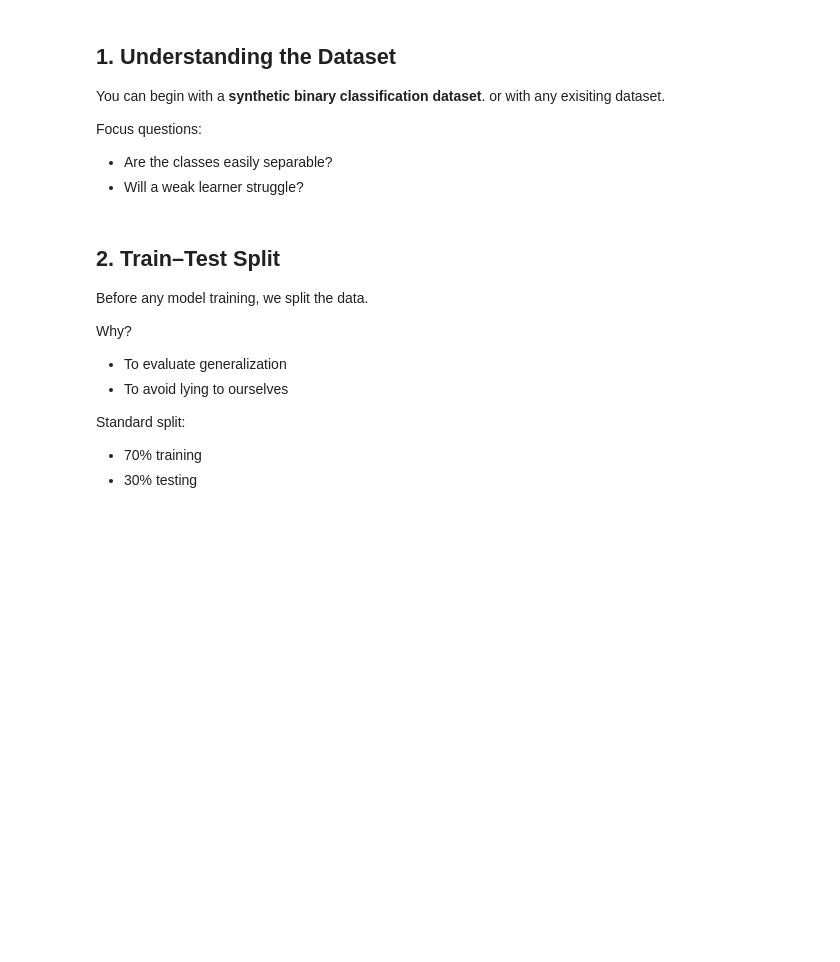
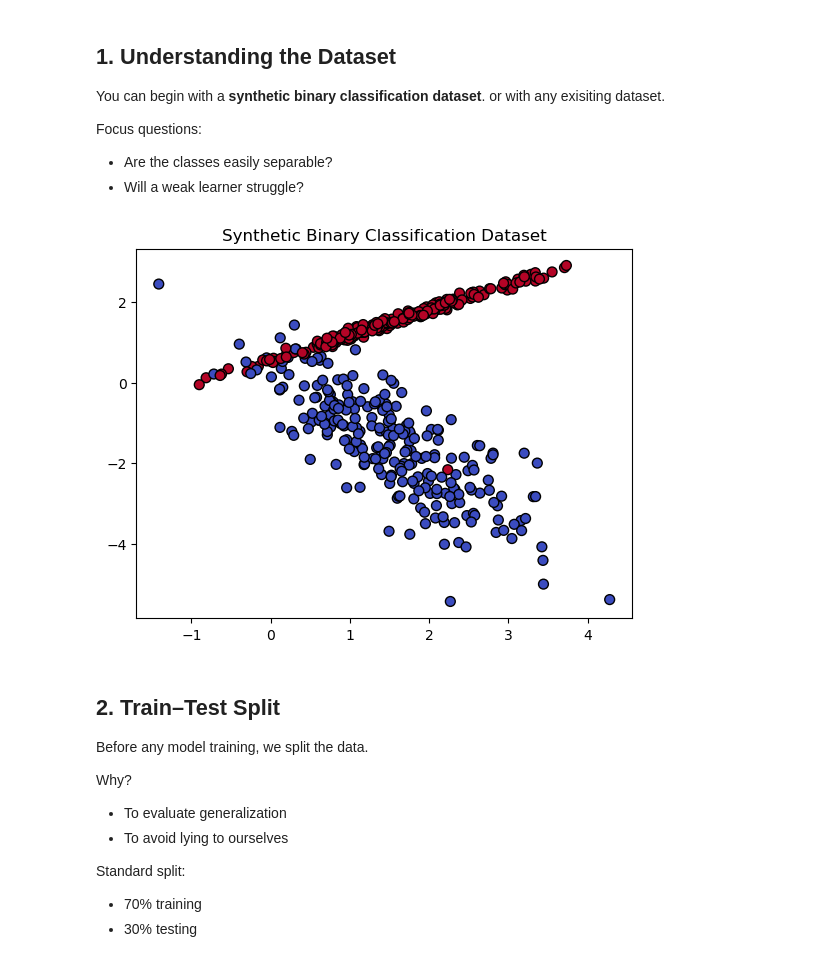
Before and after one commit to Tanvir-yzu/AI_ML-Expert-With-Phitron-Batch-01, a Jupyter notebook: Machine Learning/Module_20_AdaBoost_Practice.ipynb, the cells around one changed output. Saved outputs shown, nothing was run; the diff lists cells and outputs as text; code cells hidden in the pictures; blank space fills up the shorter version.

```diff
--- a/Machine Learning/Module_20_AdaBoost_Practice.ipynb
+++ b/Machine Learning/Module_20_AdaBoost_Practice.ipynb
@@ -30,11 +32,22 @@ Focus questions:
 - Are the classes easily separable?
 - Will a weak learner struggle?
 # %%
-# TODO: Generate a binary classification dataset
-# Hint:
-# - n_samples around 500
-# - n_features = 2
-# - class_sep > 1
+# Generate a binary classification dataset
+X, y = make_classification(
+    n_samples=500,
+    n_features=2,
+    n_informative=2,
+    n_redundant=0,
+    n_clusters_per_class=1,
+    class_sep=1.5,
+    random_state=42)
+
+# Visualize the dataset using a scatter plot
+plt.scatter(X[:, 0], X[:, 1], c=y, cmap=plt.cm.coolwarm, s=50, edgecolors='k')
+plt.title("Synthetic Binary Classification Dataset")
+plt.show()
+# %% [output]
+[figure, added]
 # %%
 # TODO: Visualize the dataset using a scatter plot
 # Color points by class label
```
Also changed, not shown: parts of 15 cells of this notebook.
